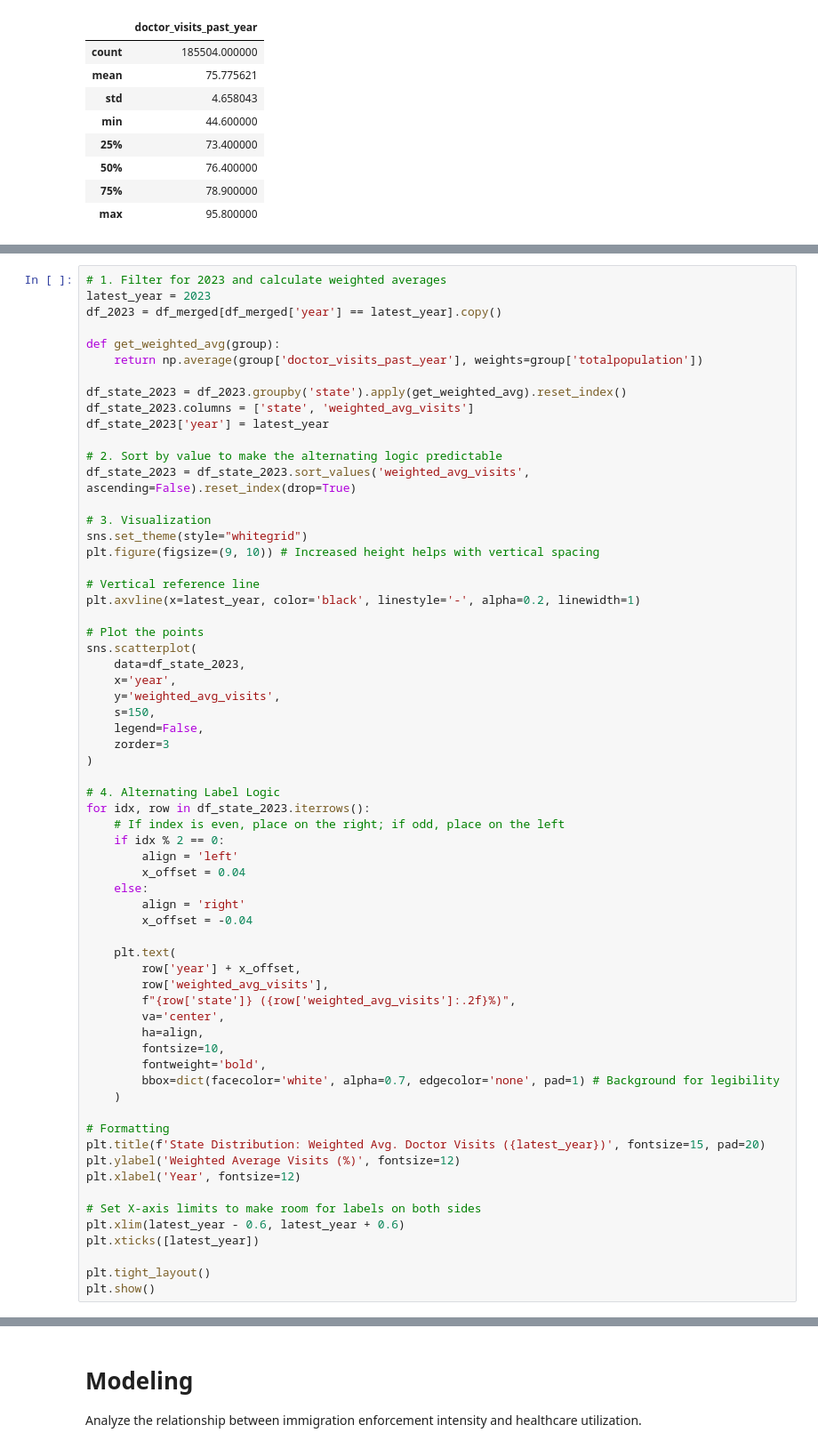
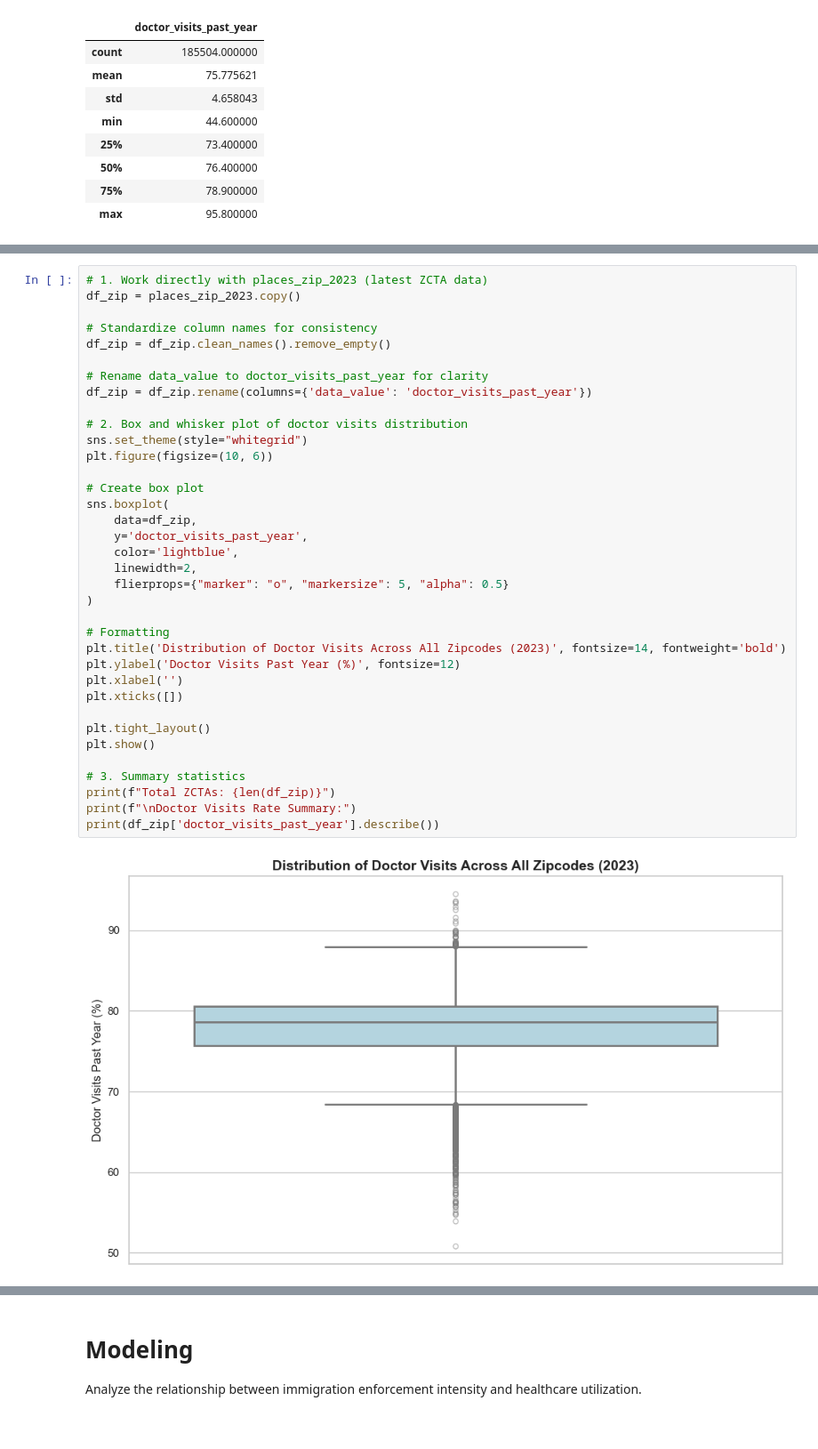
Before and after one commit to riverar9/data698-master-research-project, a Jupyter notebook: Appendix A - Python Code.ipynb, the cells around one changed output, grey strips where cells are left out. Shown at 89% size. Drawn from its saved outputs; the diff is of its cells as text.

```diff
--- a/Appendix A - Python Code.ipynb
+++ b/Appendix A - Python Code.ipynb
@@ -1141,65 +1272,38 @@ df_merged[['doctor_visits_past_year']].describe()
 # %%
-# 1. Filter for 2023 and calculate weighted averages
-latest_year = 2023
-df_2023 = df_merged[df_merged['year'] == latest_year].copy()
+# 1. Work directly with places_zip_2023 (latest ZCTA data)
+df_zip = places_zip_2023.copy()
 
-def get_weighted_avg(group):
-    return np.average(group['doctor_visits_past_year'], weights=group['totalpopulation'])
+# Standardize column names for consistency
+df_zip = df_zip.clean_names().remove_empty()
 
-df_state_2023 = df_2023.groupby('state').apply(get_weighted_avg).reset_index()
-df_state_2023.columns = ['state', 'weighted_avg_visits']
-df_state_2023['year'] = latest_year
+# Rename data_value to doctor_visits_past_year for clarity
+df_zip = df_zip.rename(columns={'data_value': 'doctor_visits_past_year'})
 
-# 2. Sort by value to make the alternating logic predictable
-df_state_2023 = df_state_2023.sort_values('weighted_avg_visits', ascending=False).reset_index(drop=True)
+# 2. Box and whisker plot of doctor visits distribution
+sns.set_theme(style="whitegrid")
+plt.figure(figsize=(10, 6))
 
-# 3. Visualization
-sns.set_theme(style="whitegrid")
-plt.figure(figsize=(9, 10)) # Increased height helps with vertical spacing
-
-# Vertical reference line
-plt.axvline(x=latest_year, color='black', linestyle='-', alpha=0.2, linewidth=1)
-
-# Plot the points
-sns.scatterplot(
-    data=df_state_2023,
-    x='year',
-    y='weighted_avg_visits',
-    s=150,
-    legend=False,
-    zorder=3
+# Create box plot
+sns.boxplot(
+    data=df_zip,
+    y='doctor_visits_past_year',
+    color='lightblue',
+    linewidth=2,
+    flierprops={"marker": "o", "markersize": 5, "alpha": 0.5}
 )
 
-# 4. Alternating Label Logic
-for idx, row in df_state_2023.iterrows():
-    # If index is even, place on the right; if odd, place on the left
-    if idx % 2 == 0:
-        align = 'left'
-        x_offset = 0.04
-    else:
-        align = 'right'
-        x_offset = -0.04
-
-    plt.text(
-        row['year'] + x_offset,
-        row['weighted_avg_visits'],
-        f"{row['state']} ({row['weighted_avg_visits']:.2f}%)",
-        va='center',
-        ha=align,
-        fontsize=10,
-        fontweight='bold',
-        bbox=dict(facecolor='white', alpha=0.7, edgecolor='none', pad=1) # Background for legibility
-    )
-
 # Formatting
-plt.title(f'State Distribution: Weighted Avg. Doctor Visits ({latest_year})', fontsize=15, pad=20)
-plt.ylabel('Weighted Average Visits (%)', fontsize=12)
-plt.xlabel('Year', fontsize=12)
-
-# Set X-axis limits to make room for labels on both sides
-plt.xlim(latest_year - 0.6, latest_year + 0.6)
-plt.xticks([latest_year])
+plt.title('Distribution of Doctor Visits Across All Zipcodes (2023)', fontsize=14, fontweight='bold')
+plt.ylabel('Doctor Visits Past Year (%)', fontsize=12)
+plt.xlabel('')
+plt.xticks([])
 
 plt.tight_layout()
 plt.show()
+
+# 3. Summary statistics
+print(f"Total ZCTAs: {len(df_zip)}")
+print(f"\nDoctor Visits Rate Summary:")
+print(df_zip['doctor_visits_past_year'].describe())
 # %% [output]
+[figure, added]
```
Also changed, not shown: parts of 35 cells of this notebook, 1 other file.
